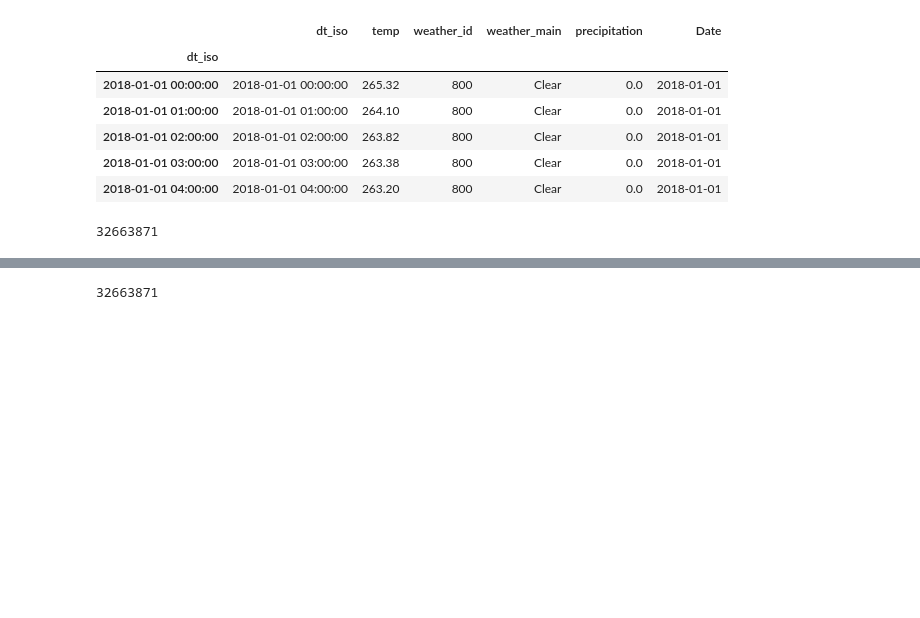
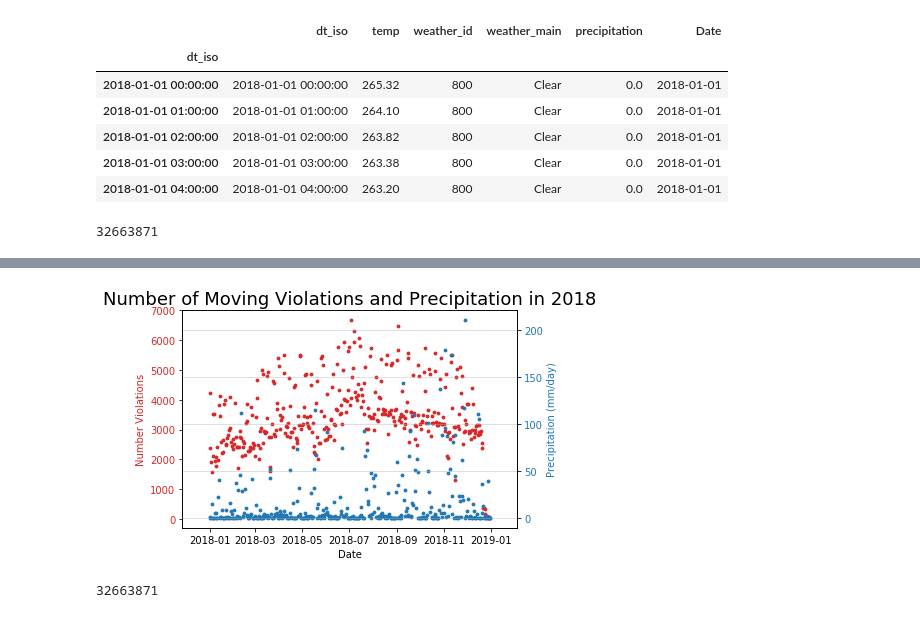
Before and after one commit to TPD119/GW_Project2_ETL, a Jupyter notebook: parking_moving_violations_dc.ipynb, the cells around one changed output, grey strips where cells are left out. Cells and saved outputs as stored; diff of their text form; code cells hidden in the pictures; blank space fills up the shorter version.

```diff
--- a/parking_moving_violations_dc.ipynb
+++ b/parking_moving_violations_dc.ipynb
@@ -222,3 +245,29 @@ plt.show()
+# %%
+#Create plot to display moving violations and precipitation over 2018
+x_axis = parking_moving_weather_df.index
+
+fig, ax1 = plt.subplots()
+
+color = 'tab:red'
+ax1.set_xlabel('Date')
+ax1.set_ylabel('Number Violations', color=color)
+ax1.scatter(x_axis, parking_moving_weather_df['Total Moving Violations'], color=color, s = 8)
+ax1.tick_params(axis='y', labelcolor=color)
+
+ax2 = ax1.twinx()  # instantiate a second axes that shares the same x-axis
+
+color = 'tab:blue'
+ax2.set_ylabel('Precipitation (mm/day)', color=color)  # we already handled the x-label with ax1
+ax2.scatter(x_axis, parking_moving_weather_df['Daily Precipitation'], color=color, s = 8)
+ax2.tick_params(axis='y', labelcolor=color)
+
+plt.title('Number of Moving Violations and Precipitation in 2018', fontsize = 18)
+plt.xlabel('Date', fontsize = 16)
+plt.grid(alpha = 0.5)
+
+plt.show()
+# %% [output]
+[figure, added]
 # %%
 #Prepare to load Data Frames with SQLAlchemy
 from sqlalchemy import create_engine
```
Also changed, not shown: parts of 16 cells of this notebook.
